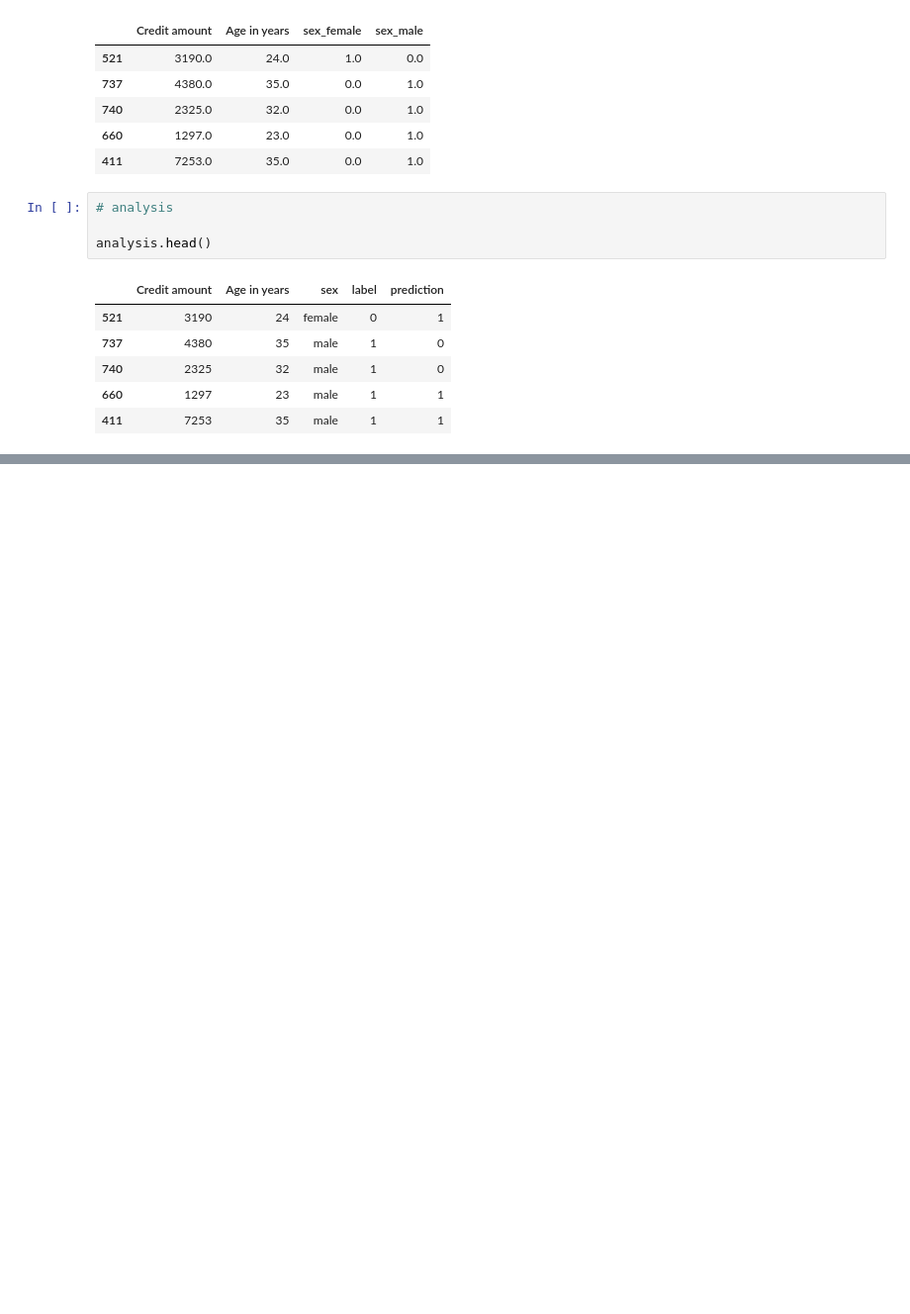
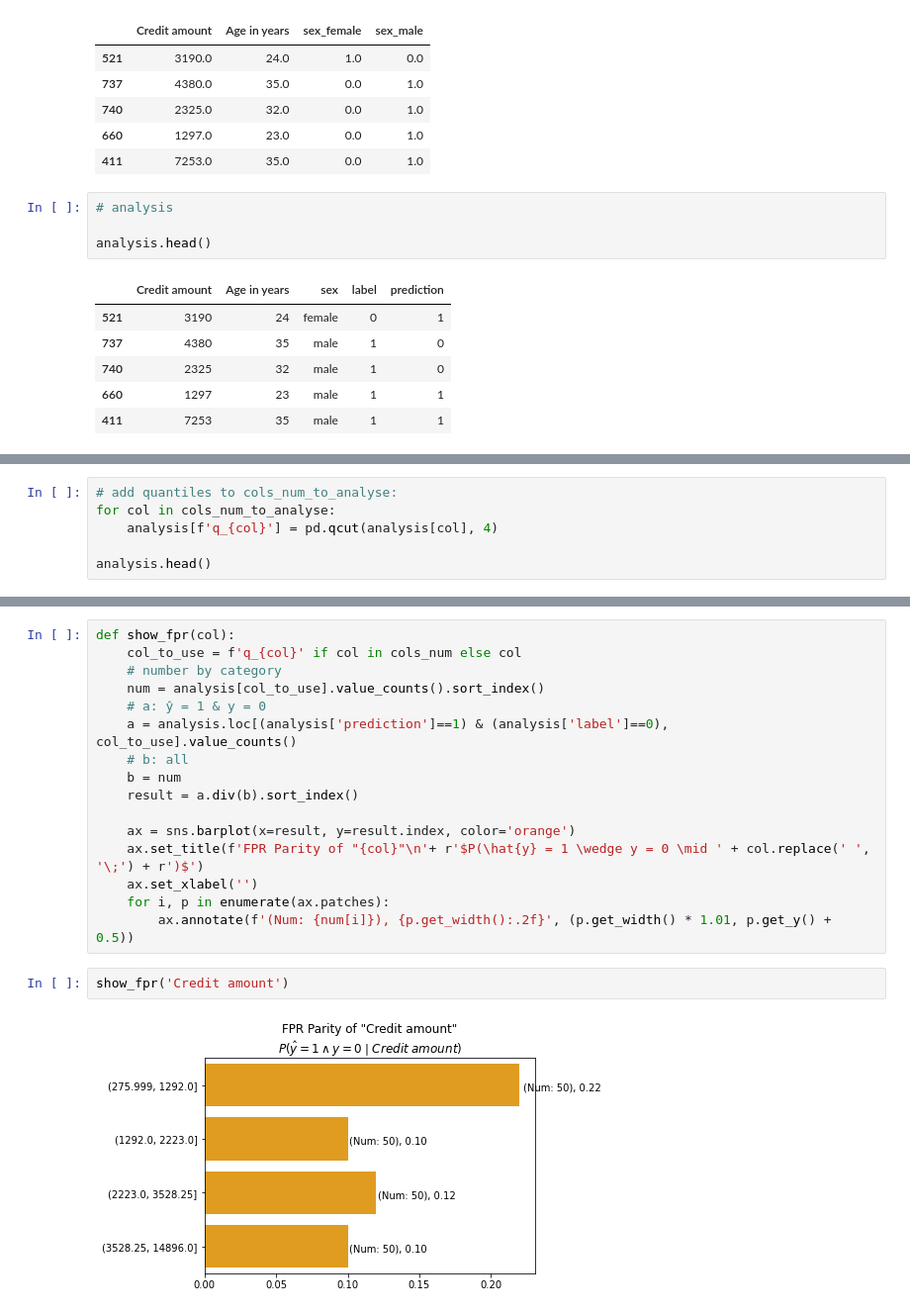
Before and after one commit to datacraft-paris/Fairness-Benchathon, a Jupyter notebook: fairness_tree_example.ipynb, the cells around one changed output, grey strips where cells are left out. Shown at 99% size. Cells and saved outputs as stored; diff of their text form; blank space fills up the shorter version.

Commit message:
few analysis, to be checked

```diff
--- a/fairness_tree_example.ipynb
+++ b/fairness_tree_example.ipynb
@@ -349,0 +292,6 @@ dtype: int64
+# %%
+# add quantiles to cols_num_to_analyse:
+for col in cols_num_to_analyse:
+    analysis[f'q_{col}'] = pd.qcut(analysis[col], 4)
+
+analysis.head()
@@ -349,0 +313,20 @@ dtype: int64
+# %%
+def show_fpr(col):
+    col_to_use = f'q_{col}' if col in cols_num else col
+    # number by category
+    num = analysis[col_to_use].value_counts().sort_index()
+    # a: ŷ = 1 & y = 0
+    a = analysis.loc[(analysis['prediction']==1) & (analysis['label']==0), col_to_use].value_counts()
+    # b: all
+    b = num
+    result = a.div(b).sort_index()
+
+    ax = sns.barplot(x=result, y=result.index, color='orange')
+    ax.set_title(f'FPR Parity of "{col}"\n'+ r'$P(\hat{y} = 1 \wedge y = 0 \mid ' + col.replace(' ', '\;') + r')$')
+    ax.set_xlabel('')
+    for i, p in enumerate(ax.patches):
+        ax.annotate(f'(Num: {num[i]}), {p.get_width():.2f}', (p.get_width() * 1.01, p.get_y() + 0.5))
+# %%
+show_fpr('Credit amount')
+# %% [output]
+[figure, added]
```
Also changed, not shown: parts of 37 cells of this notebook.
